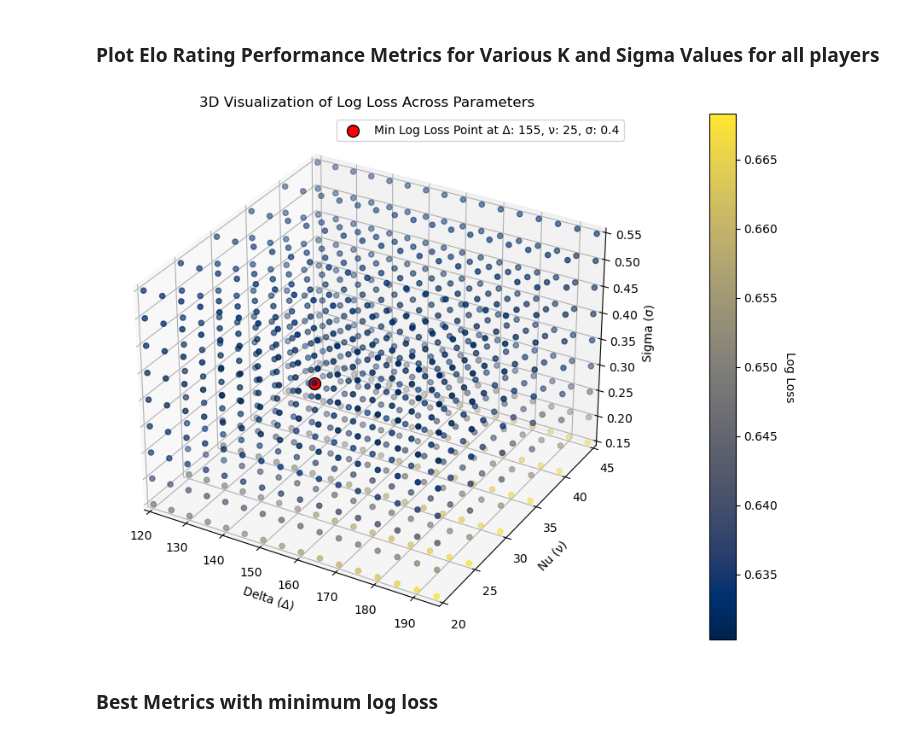
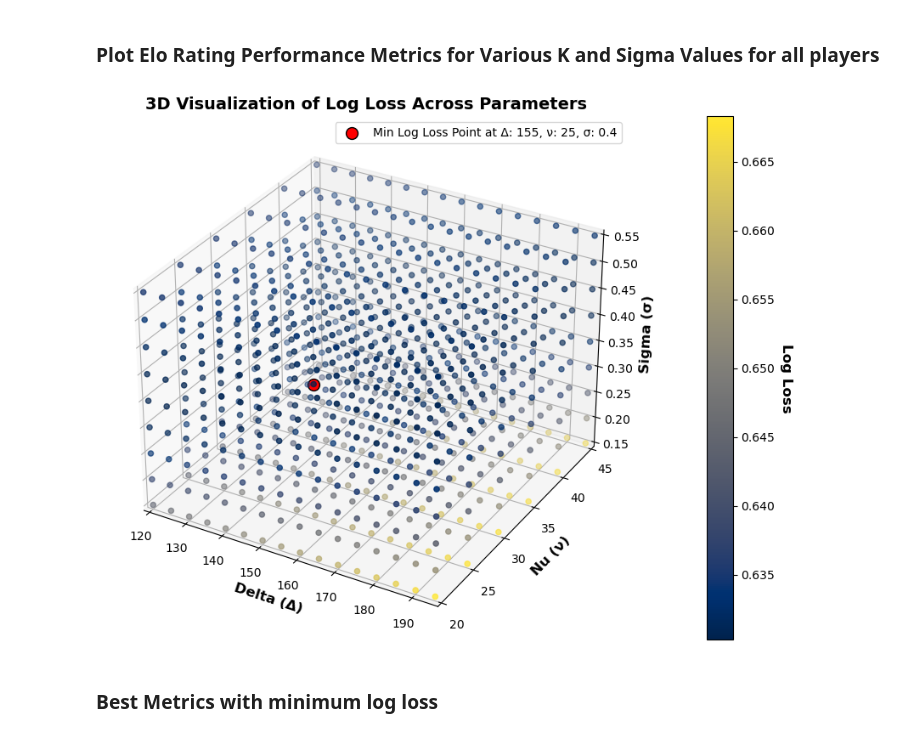
Before and after one commit to Harish-Thota1/Predicting_Tennis_Matches, a Jupyter notebook: ELO_538_Model_Betting_Data_Updated.ipynb, the cells around one changed output. Drawn from its saved outputs; the diff is of its cells as text; code cells hidden in the pictures.

```diff
--- a/ELO_538_Model_Betting_Data_Updated.ipynb
+++ b/ELO_538_Model_Betting_Data_Updated.ipynb
@@ -92,12 +92,18 @@ def update_elo(winner_elo, loser_elo, games_played_winner, games_played_loser, d
     return (winner_elo + elo_change_winner, loser_elo + elo_change_loser, expected_winner)
 # %%
 def calculate_elo_with_dynamic_k(betting_data_dfs_preprocessed, delta, nu, sigma):
+
     """
     Simulate tennis matches and update Elo ratings using a dynamic K-factor that adjusts
     based on the number of games played by each player.
+
+    The function updates the DataFrame with pre- and post-match Elo ratings,
+    and calculates the probability of the winner winning each match.
     """
+
     # Initialize Elo scores and games played counters for all players
-    players_ids = pd.concat([betting_data_dfs_preprocessed['Winner'], betting_data_dfs_preprocessed['Loser']]).unique()
+    players_ids = pd.concat([betting_data_dfs_preprocessed['Winner'],
+                             betting_data_dfs_preprocessed['Loser']]).unique()
     elo_scores_varied_k = {player: 1500 for player in players_ids}
     games_played = {player: 0 for player in players_ids}
 
@@ -111,7 +117,8 @@ def calculate_elo_with_dynamic_k(betting_data_dfs_preprocessed, delta, nu, sigma
         games_played[loser_id] += 1
 
         # Retrieve current Elo scores
-        winner_elo_before, loser_elo_before = elo_scores_varied_k[winner_id], elo_scores_varied_k[loser_id]
+        winner_elo_before, loser_elo_before = elo_scores_varied_k[winner_id], \
+                                               elo_scores_varied_k[loser_id]
 
         # Update Elo scores using the dynamic K-factor
         winner_elo_after, loser_elo_after, prob_winner = update_elo(
@@ -120,7 +127,8 @@ def calculate_elo_with_dynamic_k(betting_data_dfs_preprocessed, delta, nu, sigma
             delta, nu, sigma)
 
         # Update Elo scores in the dictionary
-        elo_scores_varied_k[winner_id], elo_scores_varied_k[loser_id] = winner_elo_after, loser_elo_after
+        elo_scores_varied_k[winner_id], elo_scores_varied_k[loser_id] = \
+            winner_elo_after, loser_elo_after
 
         # Store pre- and post-match Elo scores, and probability of the winner winning
         betting_data_dfs_preprocessed.at[i, 'winner_elo_before_varied_k'] = winner_elo_before
@@ -129,7 +137,6 @@ def calculate_elo_with_dynamic_k(betting_data_dfs_preprocessed, delta, nu, sigma
         betting_data_dfs_preprocessed.at[i, 'loser_elo_after_varied_k'] = loser_elo_after
         betting_data_dfs_preprocessed.at[i, 'prob_winner'] = prob_winner
 
-
         # Determine and store match outcomes based on higher-ranked win probabilities
         if tennis_match_row['higher_rank_won'] == 1:
             betting_data_dfs_preprocessed.at[i, 'match_outcome_varied_k'] = int(prob_winner > 0.5)
@@ -357,7 +364,9 @@ nu_values = list(range(20, 50, 5))       # Range of nu values from 20 to 45, ste
 sigma_values = [x / 100 for x in range(15, 60, 5)]  # Sigma values from 0.15 to 0.35, step by 0.05
 # %%
 # Perform a grid search to find the optimal Elo rating parameters using predefined ranges
-results, results_top50, results_top100 = grid_search_elo(betting_data_dfs_preprocessed, delta_values, nu_values, sigma_values)
+results, results_top50, results_top100 = grid_search_elo(
+    betting_data_dfs_preprocessed, delta_values, nu_values, sigma_values
+)
 # %%
 results = pd.DataFrame(results)
 results.head()
@@ -407,47 +416,49 @@ ax = fig.add_subplot(111, projection='3d')
 X = results['delta']
 Y = results['nu']
 Z = results['sigma']
+
 # Extract the log loss values to be used for coloring the scatter plot
 log_loss_values = results['log_loss']
 
 # Create a 3D scatter plot with delta, nu, and sigma as axes, and color-coded by log loss
 sc = ax.scatter(X, Y, Z, c=log_loss_values, cmap='cividis', marker='o')
 
 # Find the index of the minimum log loss value
 min_loss_index = log_loss_values.idxmin()
 
 # Extract the coordinates of the point with the minimum log loss
 min_X = X[min_loss_index]
 min_Y = Y[min_loss_index]
 min_Z = Z[min_loss_index]
 
 # Highlight the point with the minimum log loss in the scatter plot
-ax.scatter(min_X, min_Y, min_Z, color='red', s=100, edgecolor='black', label=f'Min Log Loss Point at Δ: {min_X}, ν: {min_Y}, σ: {min_Z}', zorder=5)
+ax.scatter(min_X, min_Y, min_Z, color='red', s=100, edgecolor='black',
+           label=f'Min Log Loss Point at Δ: {min_X}, ν: {min_Y}, σ: {min_Z}', zorder=5)
 
 # Set the limits for each axis based on the data ranges
 ax.set_xlim([X.min(), X.max()])
 ax.set_ylim([Y.min(), Y.max()])
 ax.set_zlim([Z.min(), Z.max()])
 
 # Set the labels for each axis
-ax.set_xlabel('Delta (Δ)')
-ax.set_ylabel('Nu (ν)')
-ax.set_zlabel('Sigma (σ)')
-
+ax.set_xlabel('Delta (Δ)', fontsize=12, fontweight='bold')
+ax.set_ylabel('Nu (ν)', fontsize=12, fontweight='bold')
+ax.set_zlabel('Sigma (σ)', fontsize=12, fontweight='bold')
 
 # Set the title for the plot
-ax.set_title('3D Visualization of Log Loss Across Parameters')
+ax.set_title('3D Visualization of Log Loss Across Parameters', fontsize=14, fontweight='bold')
 
+# Add a legend to highlight the minimum log loss point
 ax.legend()
 
 # Add a color bar to the plot to indicate the scale of log loss values
 cbar = plt.colorbar(sc, pad=0.1)  # Adjust padding to ensure it does not overlap with the plot
-cbar.set_label('Log Loss', rotation=270, labelpad=15)
+cbar.set_label('Log Loss', rotation=270, labelpad=15, fontsize=12, fontweight='bold')
 
 # Show the plot
 plt.show()
 # %% [output]
-[figure, old version]
+[figure, new version]
 # %% [markdown]
 ### Best Metrics with minimum log loss
 # %% [markdown]
```
Also changed, not shown: parts of 2 cells of this notebook.
